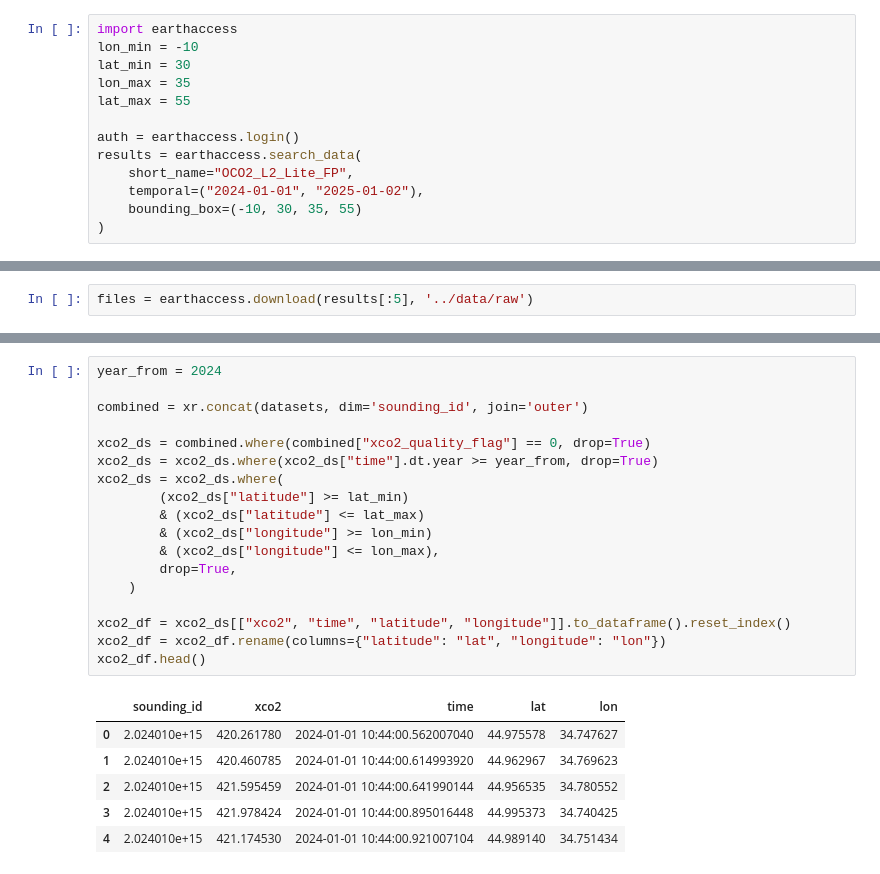
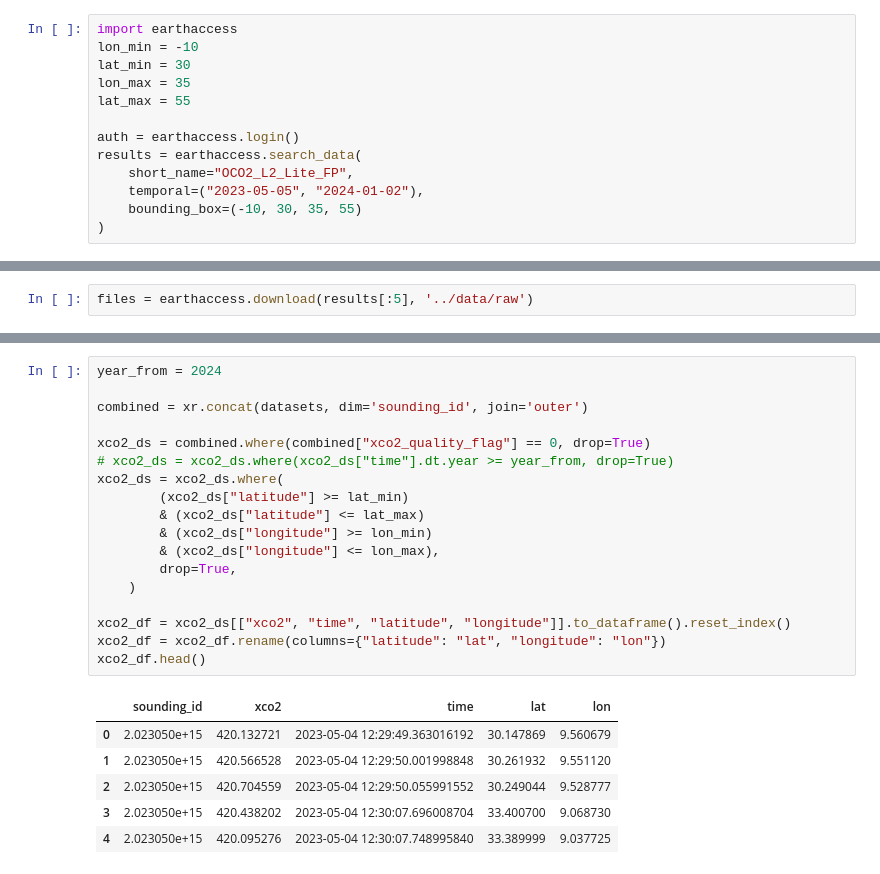
Before and after one commit to ana-sher/climate_analysis, a Jupyter notebook: notebooks/co2_retrieval_exploration.ipynb, the cells around one changed output, grey strips where cells are left out. Saved outputs shown, nothing was run; the diff lists cells and outputs as text.

```diff
--- a/notebooks/co2_retrieval_exploration.ipynb
+++ b/notebooks/co2_retrieval_exploration.ipynb
@@ -8,7 +8,7 @@ lat_max = 55
 auth = earthaccess.login()
 results = earthaccess.search_data(
     short_name="OCO2_L2_Lite_FP",
-    temporal=("2024-01-01", "2025-01-02"),
+    temporal=("2023-05-05", "2024-01-02"),
     bounding_box=(-10, 30, 35, 55)
 )
 # %%
@@ -46,25 +45,25 @@ Data variables: (12/13)
 # %%
 year_from = 2024
 
 combined = xr.concat(datasets, dim='sounding_id', join='outer')
 
 xco2_ds = combined.where(combined["xco2_quality_flag"] == 0, drop=True)
-xco2_ds = xco2_ds.where(xco2_ds["time"].dt.year >= year_from, drop=True)
+# xco2_ds = xco2_ds.where(xco2_ds["time"].dt.year >= year_from, drop=True)
 xco2_ds = xco2_ds.where(
         (xco2_ds["latitude"] >= lat_min)
         & (xco2_ds["latitude"] <= lat_max)
         & (xco2_ds["longitude"] >= lon_min)
         & (xco2_ds["longitude"] <= lon_max),
         drop=True,
     )
 
 xco2_df = xco2_ds[["xco2", "time", "latitude", "longitude"]].to_dataframe().reset_index()
 xco2_df = xco2_df.rename(columns={"latitude": "lat", "longitude": "lon"})
 xco2_df.head()
 # %% [output]
 |  | sounding_id | xco2 | time | lat | lon |
-| 0 | 2.024010e+15 | 420.261780 | 2024-01-01 10:44:00.562007040 | 44.975578 | 34.747627 |
-| 1 | 2.024010e+15 | 420.460785 | 2024-01-01 10:44:00.614993920 | 44.962967 | 34.769623 |
-| 2 | 2.024010e+15 | 421.595459 | 2024-01-01 10:44:00.641990144 | 44.956535 | 34.780552 |
-| 3 | 2.024010e+15 | 421.978424 | 2024-01-01 10:44:00.895016448 | 44.995373 | 34.740425 |
-| 4 | 2.024010e+15 | 421.174530 | 2024-01-01 10:44:00.921007104 | 44.989140 | 34.751434 |
+| 0 | 2.023050e+15 | 420.132721 | 2023-05-04 12:29:49.363016192 | 30.147869 | 9.560679 |
+| 1 | 2.023050e+15 | 420.566528 | 2023-05-04 12:29:50.001998848 | 30.261932 | 9.551120 |
+| 2 | 2.023050e+15 | 420.704559 | 2023-05-04 12:29:50.055991552 | 30.249044 | 9.528777 |
+| 3 | 2.023050e+15 | 420.438202 | 2023-05-04 12:30:07.696008704 | 33.400700 | 9.068730 |
+| 4 | 2.023050e+15 | 420.095276 | 2023-05-04 12:30:07.748995840 | 33.389999 | 9.037725 |
```
Also changed, not shown: parts of 5 cells of this notebook, 7 other files.
